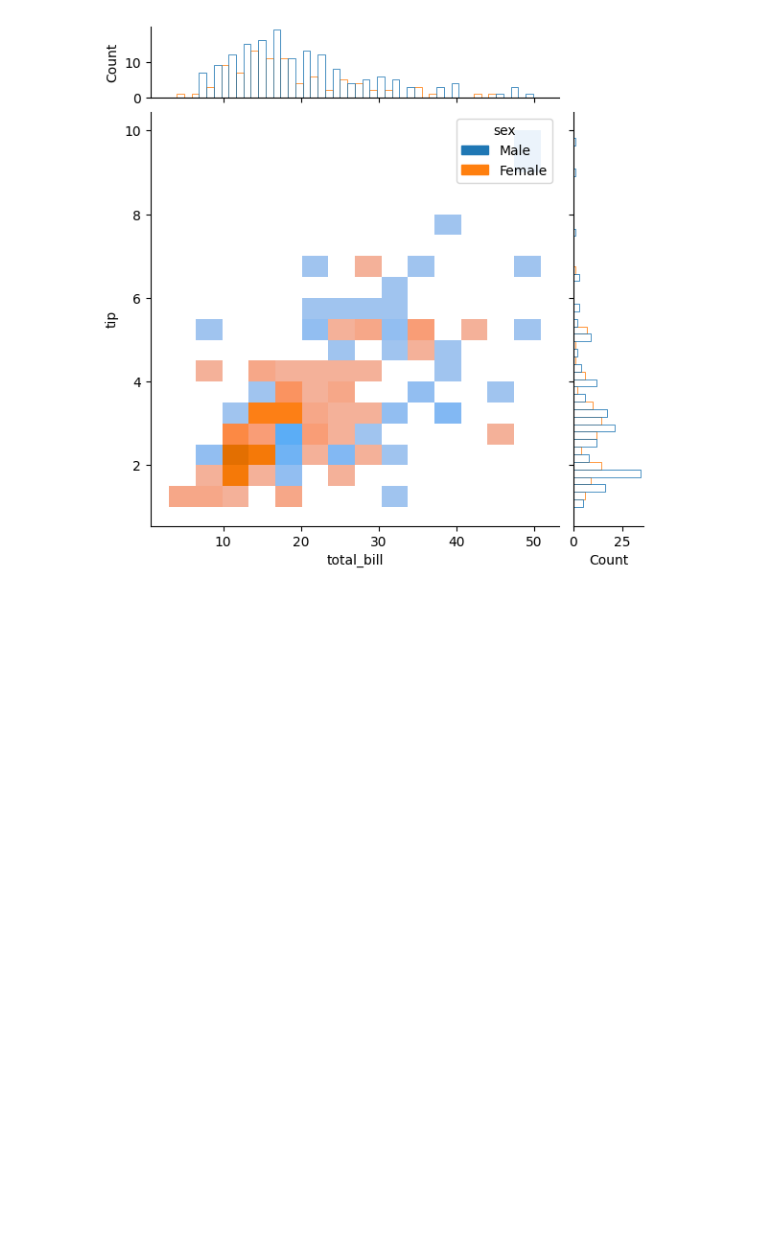
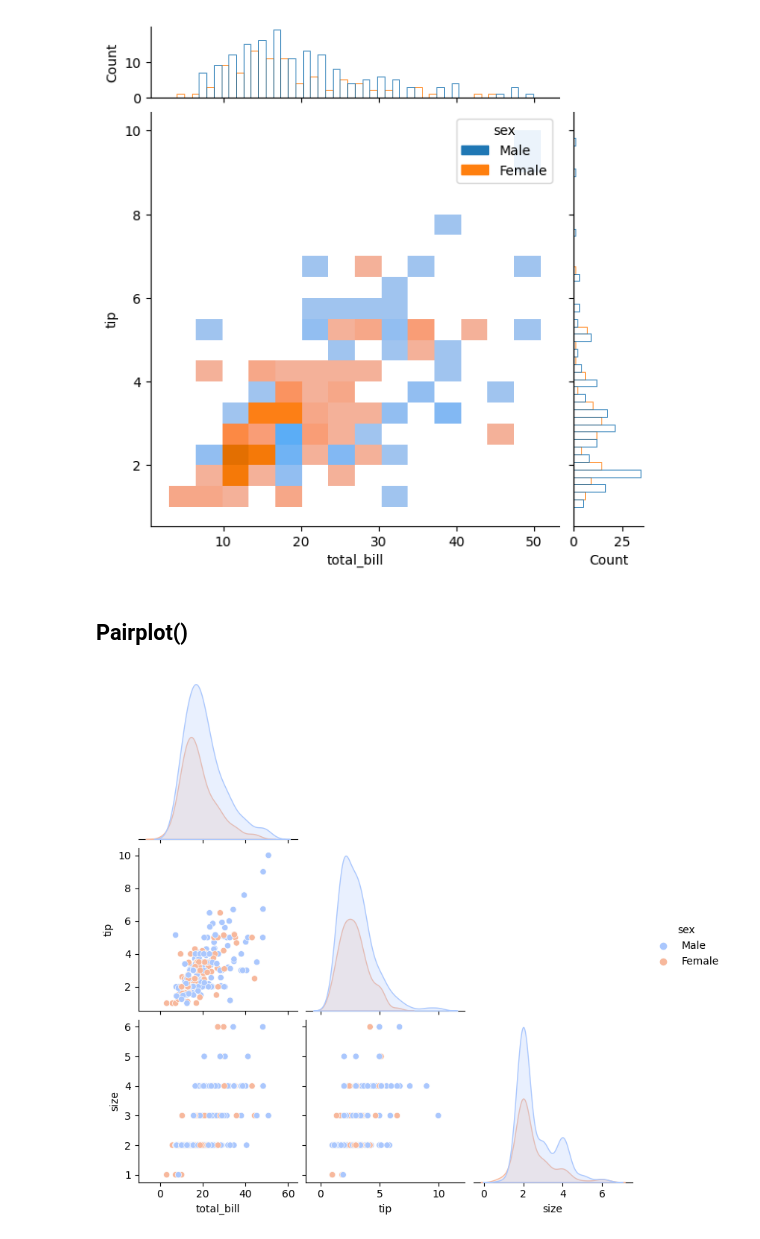
Before and after one commit to AngelDHackerman/fullDataSciencePath, a Jupyter notebook: basico_visualizacion_datos_matplotlib_seaborn/seaborn_examples/joinplot_pairplot.ipynb, the cells around one changed output. Cells and saved outputs as stored; diff of their text form; code cells hidden in the pictures; blank space fills up the shorter version.

Commit message:
usando pairplot() para ver graficas y cruzr sus variables numericas

```diff
--- a/basico_visualizacion_datos_matplotlib_seaborn/seaborn_examples/joinplot_pairplot.ipynb
+++ b/basico_visualizacion_datos_matplotlib_seaborn/seaborn_examples/joinplot_pairplot.ipynb
@@ -21,3 +21,13 @@ sns.jointplot(data=tips, x='total_bill', y='tip', hue='sex', kind='hist', margin
 plt.show()
 # %% [output]
 [figure]
+# %% [markdown]
+## Pairplot()
+# %%
+  # ? Pairplot() funcion para relacionar variables numericas, el cruza todas las variables numericas.
+  # cuando los mismos valores se cruzan se crea un histograma e.g: total_bill con tota_bill, tip con tip, etc...
+  # ? corner=True, este parametro elimina la informacion duplicada
+sns.pairplot(data=tips, hue='sex', palette='coolwarm', corner=True, kind='scatter')
+plt.show()
+# %% [output]
+[figure, added]
```
Also changed, not shown: 1 other file.
